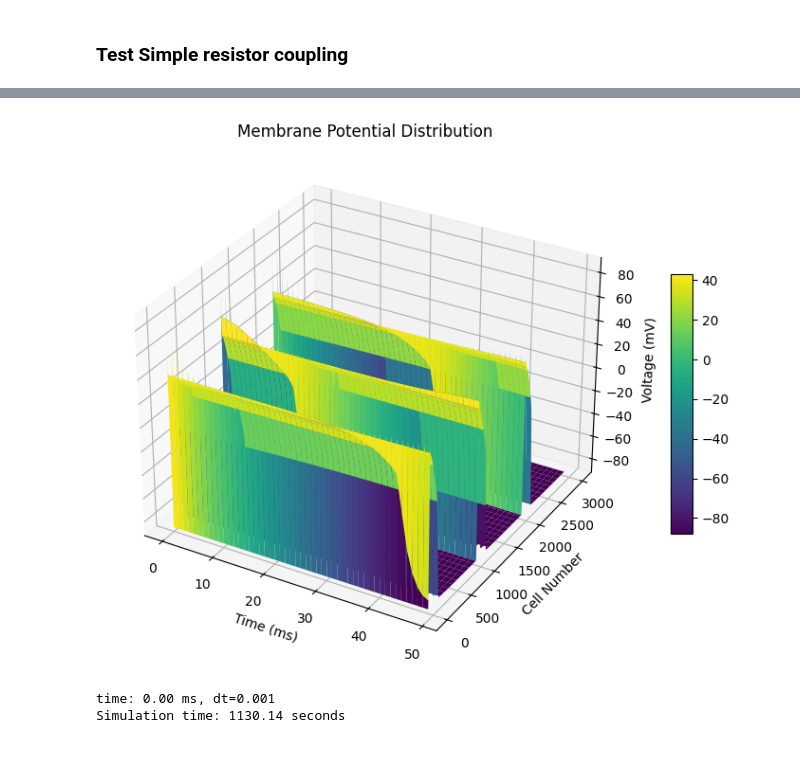
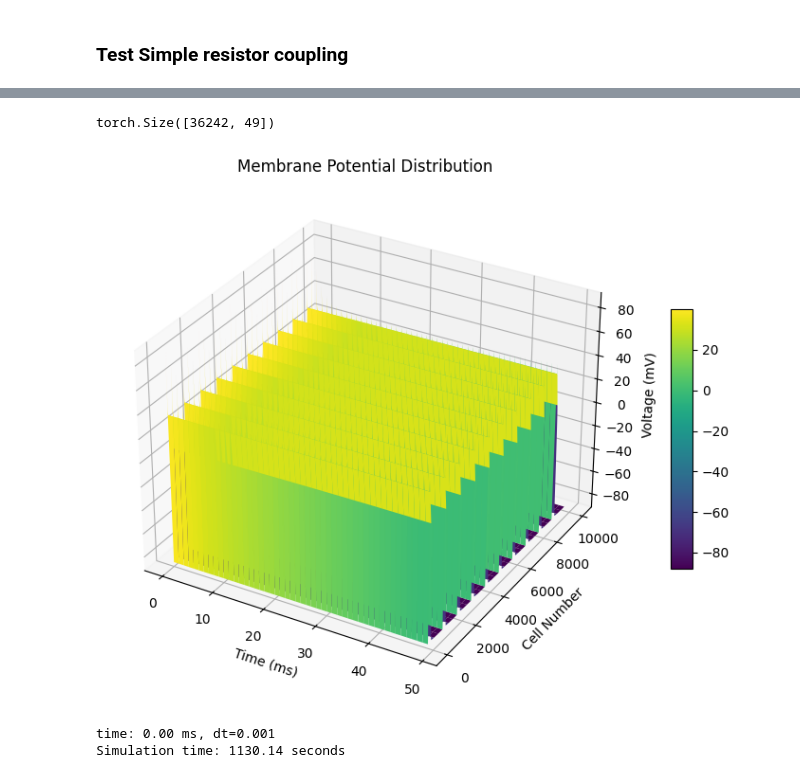
Before and after one commit to Richard71111/ID_hetg_NN, a Jupyter notebook: test_ResNet.ipynb, the cells around one changed output, grey strips where cells are left out. Drawn from its saved outputs; the diff is of its cells as text; code cells hidden in the pictures.

```diff
--- a/test_ResNet.ipynb
+++ b/test_ResNet.ipynb
@@ -420,7 +420,7 @@ const = Constants(
             dtype=dtype,
             Ncell=50,
             bcl=1000,
-            nbeats=3,
+            nbeats=10,
             dt_factor=10,
             stim_amplitude=50,
             GJ_coupling=7.35e-4
@@ -430,7 +430,7 @@ dx = 0.1 #mm
 Ctot = const.parameters['Ctot']
 Ggap = Ctot * D / dx**2
 model = ResNet1D(in_channels=1,out_channels=1)
-# coupling = ResistorCoupling(const.parameters['Ncell'], Ggap, device=device, dtype=dtype)
-# sim = CableSimulator(const, coupling, Ord11_model_fn=Ord11_model, device=device, dtype=dtype)
+coupling = ResistorCoupling(const.parameters['Ncell'], Ggap, device=device, dtype=dtype)
+sim = CableSimulator(const, coupling, Ord11_model_fn=Ord11_model, device=device, dtype=dtype)
 
-# t_save, phi_save, I_save = sim.run()
+t_save, phi_save, I_save = sim.run()
@@ -437,7 +448,16 @@ model = ResNet1D(in_channels=1,out_channels=1)
+# %%
+I_cleft = Ggap * (phi_save[:,1:] - phi_save[:,:-1])
+I_cleft.shape
+# %% [output]
+torch.Size([36242, 49])
 # %%
 from Plot import Plot_fn
 
 Plot_fn.plot_2D_map(t_save, phi_save, title='Membrane Potential Distribution', xlabel='Time (ms)', ylabel='Cell Number', zlabel='Voltage (mV)')
+save_path = "/home/richard/PythonCode/Train-CNN/SingleGJData/"
+dic = {"phi_save": phi_save.cpu().numpy(), "t_save": t_save.cpu().numpy(),
+       "I_gap_save": I_cleft.cpu().numpy()}
+torch.save(dic, save_path + "SingleGJ_adap.pt")
 # %% [output]
-[figure, old version]
+[figure, new version]
 # %%
```
Also changed, not shown: parts of 4 cells of this notebook, 4 other files.
